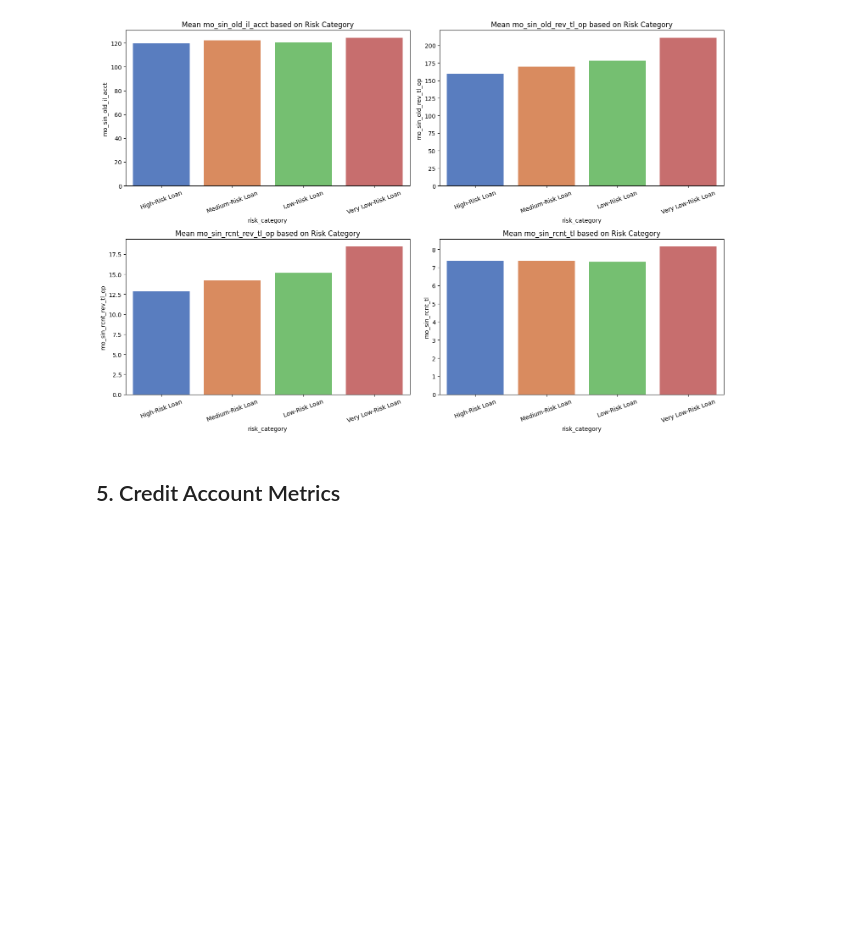
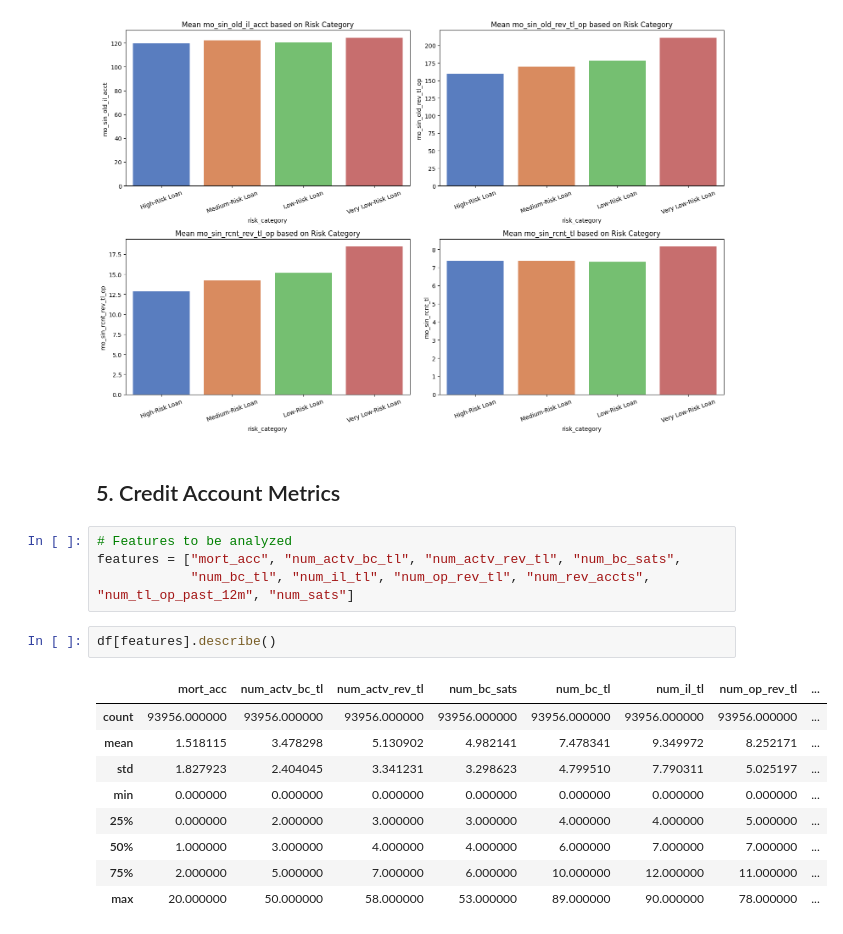
Before and after one commit to hidayah24/data-analyst-portfolio, a Jupyter notebook: Project-2-Credit-Risk-Analysis-and-Optimization-of-Lending-Decisions/Credit-Risk-Analysis.ipynb, the cells around one changed output. Saved outputs shown, nothing was run; the diff lists cells and outputs as text; blank space fills up the shorter version.

```diff
--- a/Project-2-Credit-Risk-Analysis-and-Optimization-of-Lending-Decisions/Credit-Risk-Analysis.ipynb
+++ b/Project-2-Credit-Risk-Analysis-and-Optimization-of-Lending-Decisions/Credit-Risk-Analysis.ipynb
@@ -821,3 +821,19 @@ Passing `palette` without assigning `hue` is deprecated and will be removed in v
 [figure]
 # %% [markdown]
 ## 5. Credit Account Metrics
+# %%
+# Features to be analyzed
+features = ["mort_acc", "num_actv_bc_tl", "num_actv_rev_tl", "num_bc_sats",
+            "num_bc_tl", "num_il_tl", "num_op_rev_tl", "num_rev_accts", "num_tl_op_past_12m", "num_sats"]
+# %%
+df[features].describe()
+# %% [output]
+|  | mort_acc | num_actv_bc_tl | num_actv_rev_tl | num_bc_sats | num_bc_tl | num_il_tl | num_op_rev_tl | ... |
+| count | 93956.000000 | 93956.000000 | 93956.000000 | 93956.000000 | 93956.000000 | 93956.000000 | 93956.000000 | ... |
+| mean | 1.518115 | 3.478298 | 5.130902 | 4.982141 | 7.478341 | 9.349972 | 8.252171 | ... |
+| std | 1.827923 | 2.404045 | 3.341231 | 3.298623 | 4.799510 | 7.790311 | 5.025197 | ... |
+| min | 0.000000 | 0.000000 | 0.000000 | 0.000000 | 0.000000 | 0.000000 | 0.000000 | ... |
+| 25% | 0.000000 | 2.000000 | 3.000000 | 3.000000 | 4.000000 | 4.000000 | 5.000000 | ... |
+| 50% | 1.000000 | 3.000000 | 4.000000 | 4.000000 | 6.000000 | 7.000000 | 7.000000 | ... |
+| 75% | 2.000000 | 5.000000 | 7.000000 | 6.000000 | 10.000000 | 12.000000 | 11.000000 | ... |
+| max | 20.000000 | 50.000000 | 58.000000 | 53.000000 | 89.000000 | 90.000000 | 78.000000 | ... |
```
Also changed, not shown: parts of 2 cells of this notebook.
